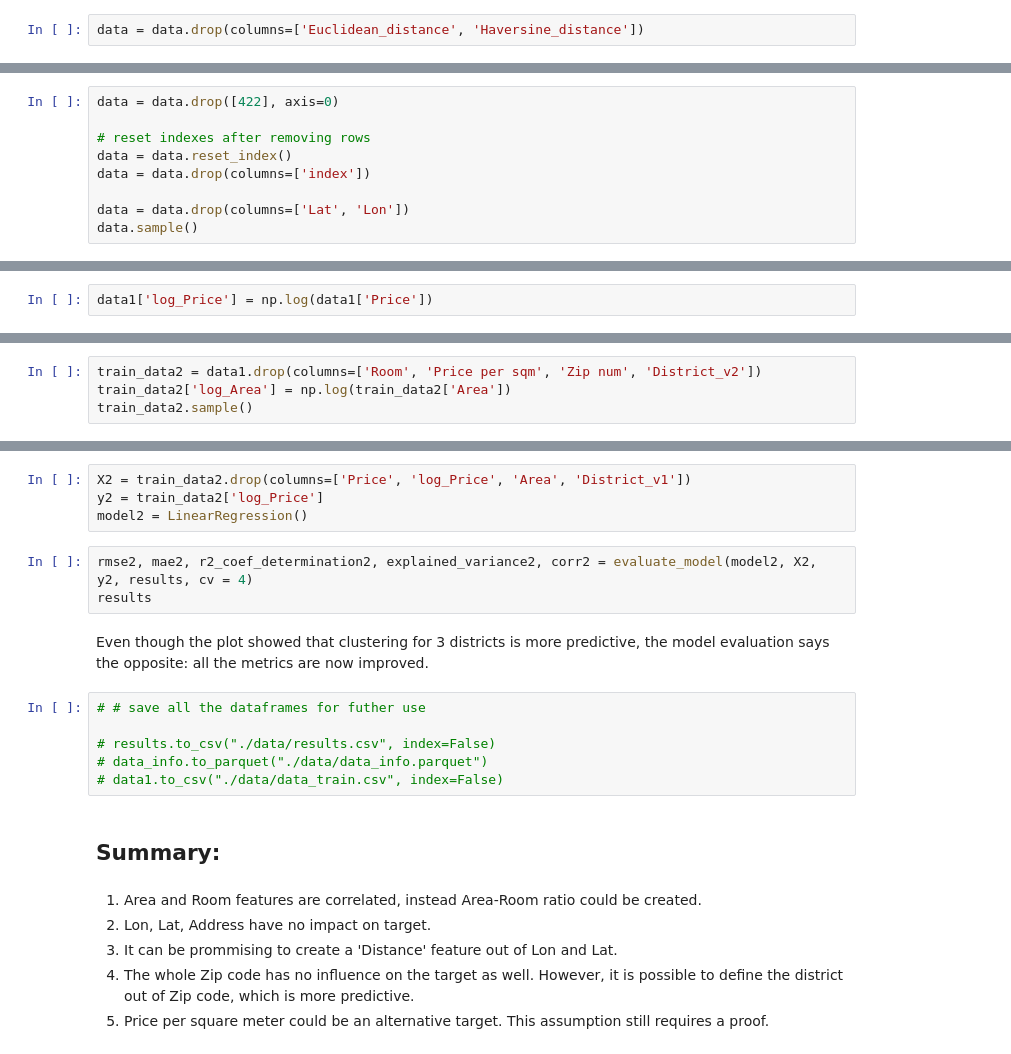
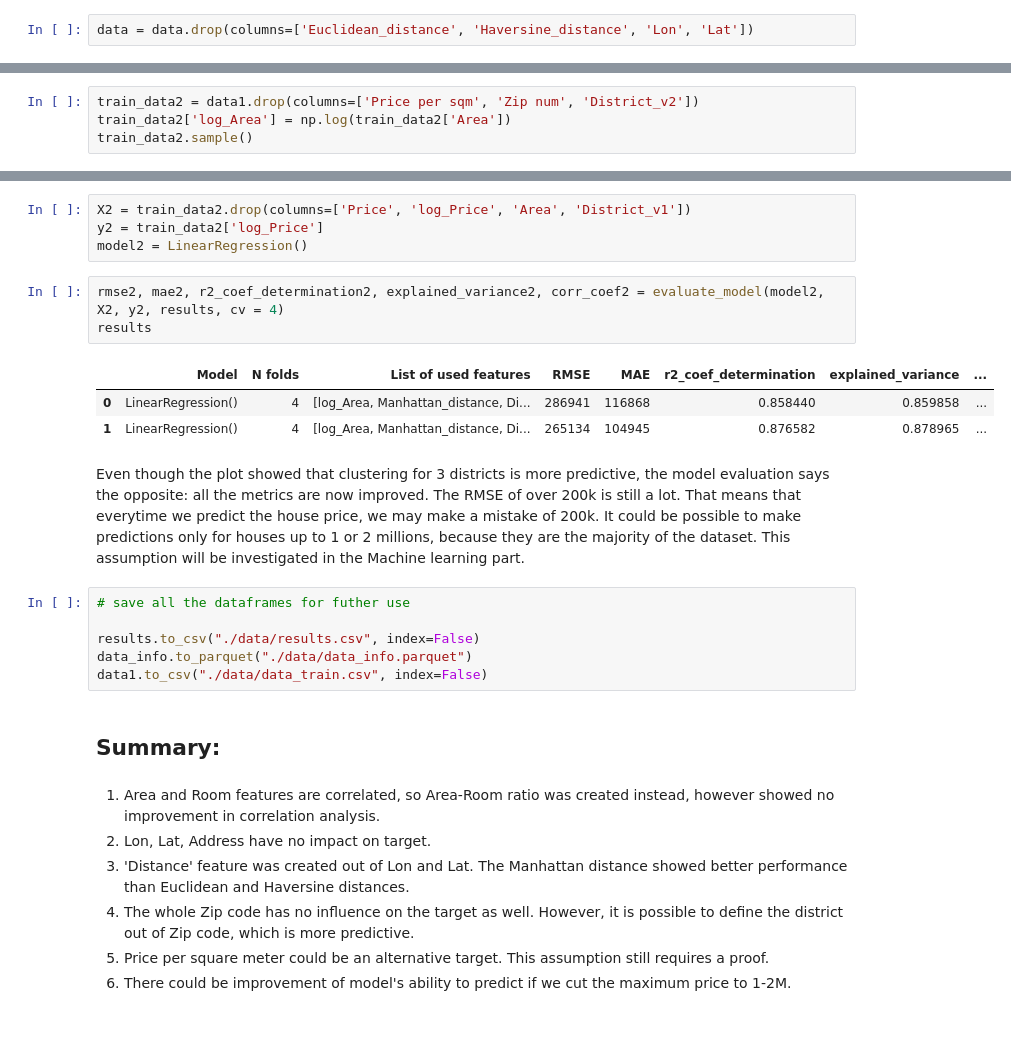
Before and after one commit to nadiia-duiunova/House_price, a Jupyter notebook: Stat inference.ipynb, the cells around one changed output, grey strips where cells are left out. Cells and saved outputs as stored; diff of their text form; blank space fills up the shorter version.

```diff
--- a/Stat inference.ipynb
+++ b/Stat inference.ipynb
@@ -466,5 +510,5 @@ Here we can see, that Manhattan_distance has the strongest correlation with the
  - Euclidean_distance
  - Haversine_distance
 # %%
-data = data.drop(columns=['Euclidean_distance', 'Haversine_distance'])
+data = data.drop(columns=['Euclidean_distance', 'Haversine_distance', 'Lon', 'Lat'])
 # %% [markdown]
@@ -482,9 +532,0 @@ Point 108 and 377 are far from city center as they are located in the Region 1,
-# %%
-data = data.drop([422], axis=0)
-
-# reset indexes after removing rows
-data = data.reset_index()
-data = data.drop(columns=['index'])
-
-data = data.drop(columns=['Lat', 'Lon'])
-data.sample()
@@ -525,8 +628,6 @@ Zip city is always 1, so has no predictive power. Let's remove it:
 data1 = data1.drop(columns=['Zip city'])
 # %% [markdown]
 Let's now check if the rest of new features have impact on target. For this purpose custom function will be applied, which first checks if the variances of the variable groups are equal, and then performs either normal ANOVA or Welch ANOVA. It is also better to normalize the target by transforming it with logarithm function:
-# %%
-data1['log_Price'] = np.log(data1['Price'])
 # %%
 def custom_anova(data: pd.DataFrame, grouping_var: list, feature: str, result_table: pd.DataFrame, plot: bool = True) -> pd.DataFrame:
 
@@ -717,6 +886,6 @@ This model is no good. There is almost 300k error in price, which is quite a lot
 - Manhattan distance
 - one-hot-encoded District_v1, to see if it could work better
 # %%
-train_data2 = data1.drop(columns=['Room', 'Price per sqm', 'Zip num', 'District_v2'])
+train_data2 = data1.drop(columns=['Price per sqm', 'Zip num', 'District_v2'])
 train_data2['log_Area'] = np.log(train_data2['Area'])
 train_data2.sample()
@@ -729,21 +904,26 @@ X2 = train_data2.drop(columns=['Price', 'log_Price', 'Area', 'District_v1'])
 y2 = train_data2['log_Price']
 model2 = LinearRegression()
 # %%
-rmse2, mae2, r2_coef_determination2, explained_variance2, corr2 = evaluate_model(model2, X2, y2, results, cv = 4)
+rmse2, mae2, r2_coef_determination2, explained_variance2, corr_coef2 = evaluate_model(model2, X2, y2, results, cv = 4)
 results
+# %% [output]
+|  | Model | N folds | List of used features | RMSE | MAE | r2_coef_determination | explained_variance | ... |
+| 0 | LinearRegression() | 4 | [log_Area, Manhattan_distance, Di... | 286941 | 116868 | 0.858440 | 0.859858 | ... |
+| 1 | LinearRegression() | 4 | [log_Area, Manhattan_distance, Di... | 265134 | 104945 | 0.876582 | 0.878965 | ... |
 # %% [markdown]
-Even though the plot showed that clustering for 3 districts is more predictive, the model evaluation says the opposite: all the metrics are now improved.
+Even though the plot showed that clustering for 3 districts is more predictive, the model evaluation says the opposite: all the metrics are now improved. The RMSE of over 200k is still a lot. That means that everytime we predict the house price, we may make a mistake of 200k. It could be possible to make predictions only for houses up to 1 or 2 millions, because they are the majority of the dataset. This assumption will be investigated in the Machine learning part.
 # %%
-# # save all the dataframes for futher use
+# save all the dataframes for futher use
 
-# results.to_csv("./data/results.csv", index=False)
-# data_info.to_parquet("./data/data_info.parquet")
-# data1.to_csv("./data/data_train.csv", index=False)
+results.to_csv("./data/results.csv", index=False)
+data_info.to_parquet("./data/data_info.parquet")
+data1.to_csv("./data/data_train.csv", index=False)
 # %% [markdown]
 ## Summary:
 # %% [markdown]
-1. Area and Room features are correlated, instead Area-Room ratio could be created.
+1. Area and Room features are correlated, so Area-Room ratio was created instead, however showed no improvement in correlation analysis.
 2. Lon, Lat, Address have no impact on target.
-3. It can be prommising to create a 'Distance' feature out of Lon and Lat.
+3. 'Distance' feature was created out of Lon and Lat. The Manhattan distance showed better performance than Euclidean and Haversine distances.
 4. The whole Zip code has no influence on the target as well. However, it is possible to define the district out of Zip code, which is more predictive.
 5. Price per square meter could be an alternative target. This assumption still requires a proof.
+6. There could be improvement of model's ability to predict if we cut the maximum price to 1-2M.
```
Also changed, not shown: parts of 50 cells of this notebook, 3 other files.
